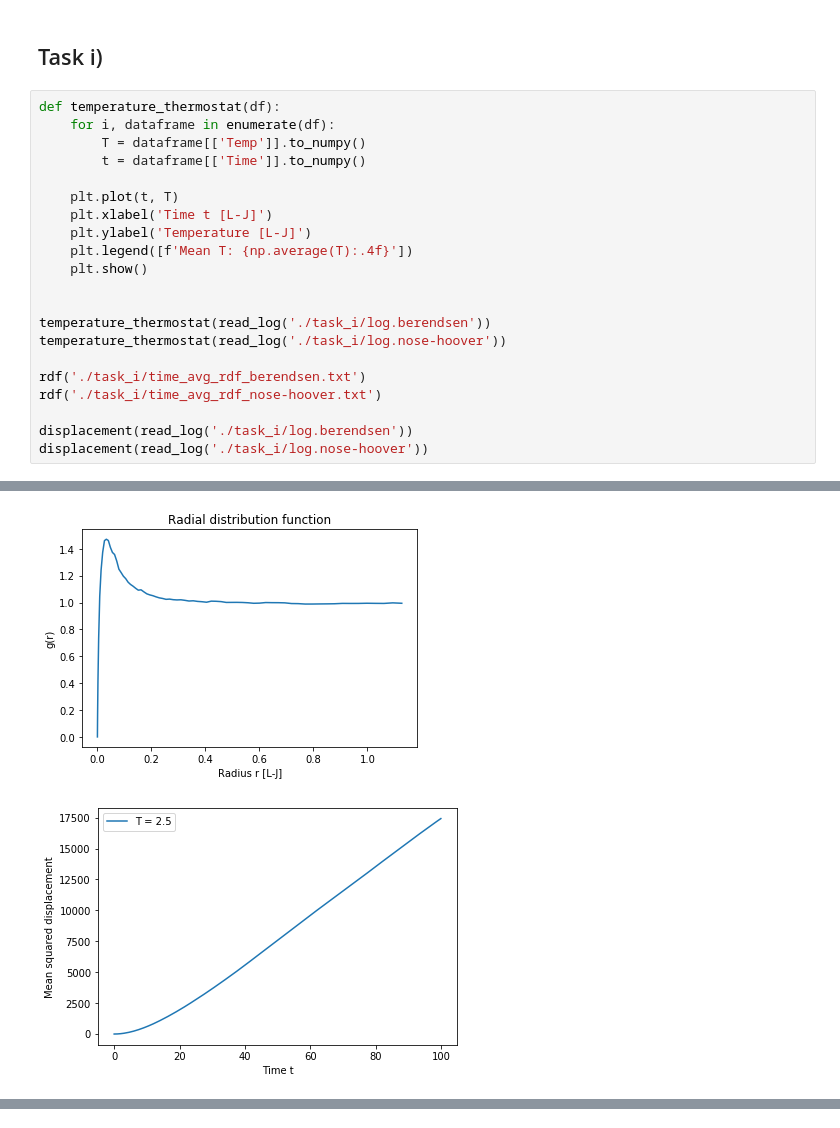
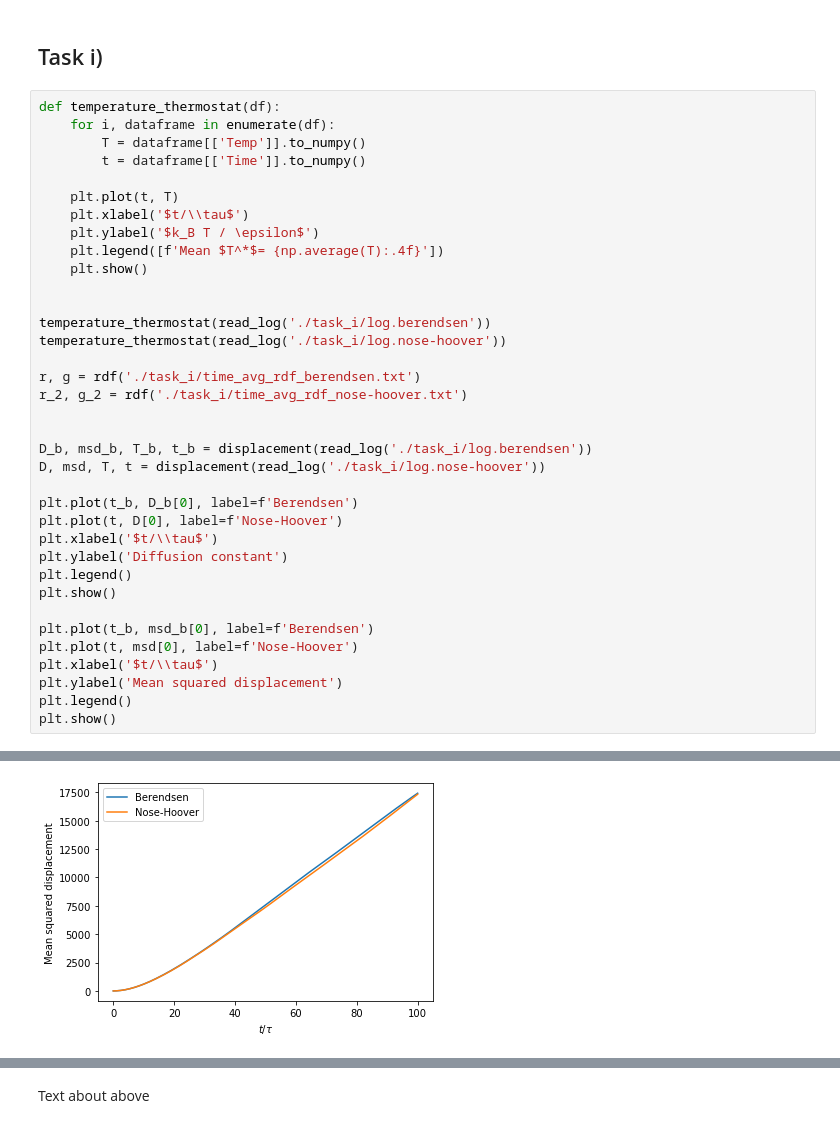
Before and after one commit to chdre/FYS4460, a Jupyter notebook: Project1/Project1.ipynb, the cells around one changed output, grey strips where cells are left out. Saved outputs shown, nothing was run; the diff lists cells and outputs as text.

```diff
--- a/Project1/Project1.ipynb
+++ b/Project1/Project1.ipynb
@@ -417,18 +427,33 @@ def temperature_thermostat(df):
         t = dataframe[['Time']].to_numpy()
 
     plt.plot(t, T)
-    plt.xlabel('Time t [L-J]')
-    plt.ylabel('Temperature [L-J]')
-    plt.legend([f'Mean T: {np.average(T):.4f}'])
+    plt.xlabel('$t/\\tau$')
+    plt.ylabel('$k_B T / \epsilon$')
+    plt.legend([f'Mean $T^*$= {np.average(T):.4f}'])
     plt.show()
 
 
 temperature_thermostat(read_log('./task_i/log.berendsen'))
 temperature_thermostat(read_log('./task_i/log.nose-hoover'))
 
-rdf('./task_i/time_avg_rdf_berendsen.txt')
-rdf('./task_i/time_avg_rdf_nose-hoover.txt')
+r, g = rdf('./task_i/time_avg_rdf_berendsen.txt')
+r_2, g_2 = rdf('./task_i/time_avg_rdf_nose-hoover.txt')
 
-displacement(read_log('./task_i/log.berendsen'))
-displacement(read_log('./task_i/log.nose-hoover'))
+
+D_b, msd_b, T_b, t_b = displacement(read_log('./task_i/log.berendsen'))
+D, msd, T, t = displacement(read_log('./task_i/log.nose-hoover'))
+
+plt.plot(t_b, D_b[0], label=f'Berendsen')
+plt.plot(t, D[0], label=f'Nose-Hoover')
+plt.xlabel('$t/\\tau$')
+plt.ylabel('Diffusion constant')
+plt.legend()
+plt.show()
+
+plt.plot(t_b, msd_b[0], label=f'Berendsen')
+plt.plot(t, msd[0], label=f'Nose-Hoover')
+plt.xlabel('$t/\\tau$')
+plt.ylabel('Mean squared displacement')
+plt.legend()
+plt.show()
 # %% [output]
@@ -438,2 +463 @@ displacement(read_log('./task_i/log.nose-hoover'))
-[figure, old version]
+[figure, new version]
-[figure, removed]
@@ -476,0 +464,2 @@ Diffusion constants: [[0.000e+00 0.000e+00 1.000e-02 3.000e-02 5.000e-02 7.000e-
+# %% [markdown]
+Text about above
```
Also changed, not shown: parts of 9 cells of this notebook, 6 other files.
